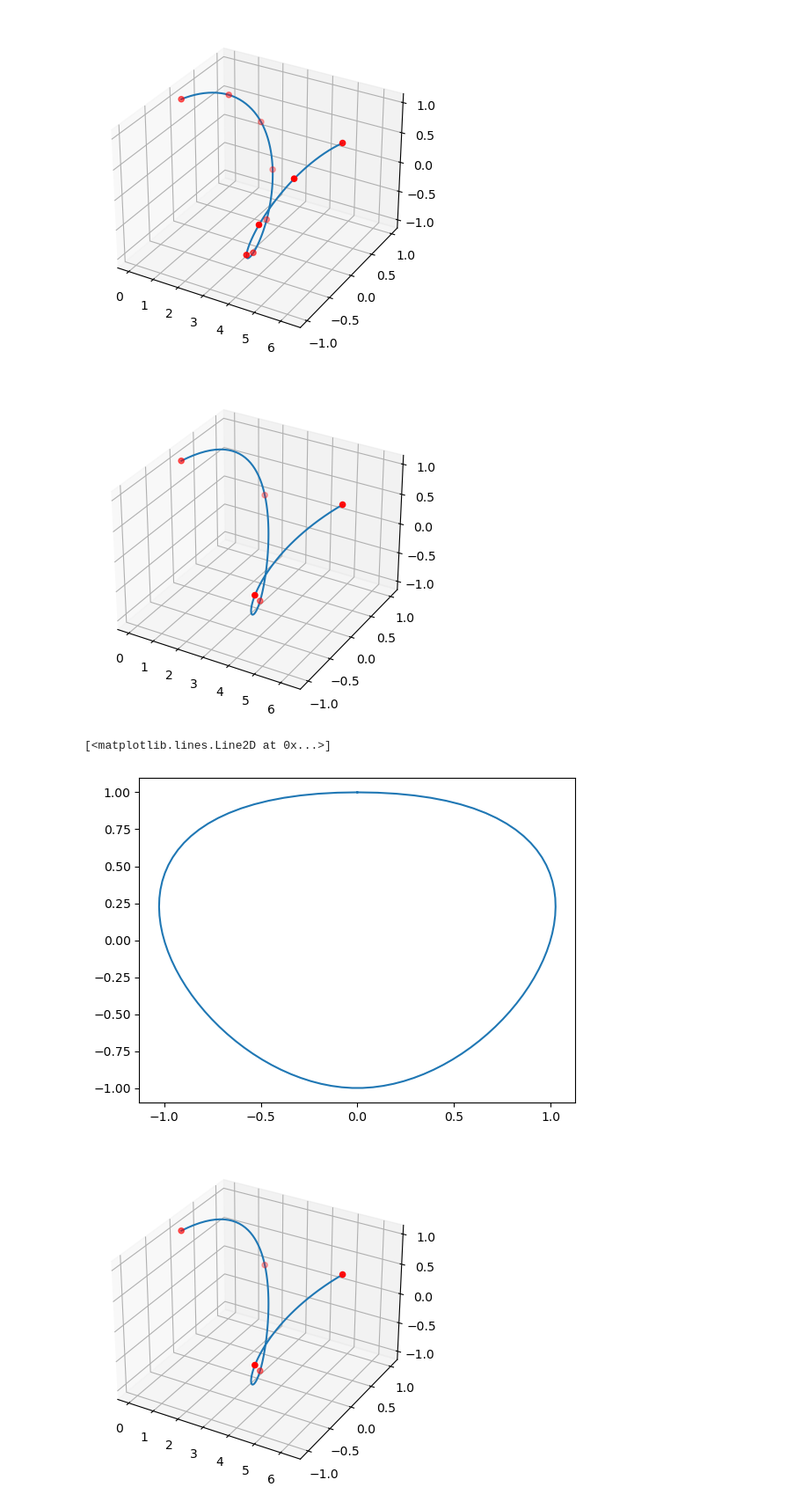
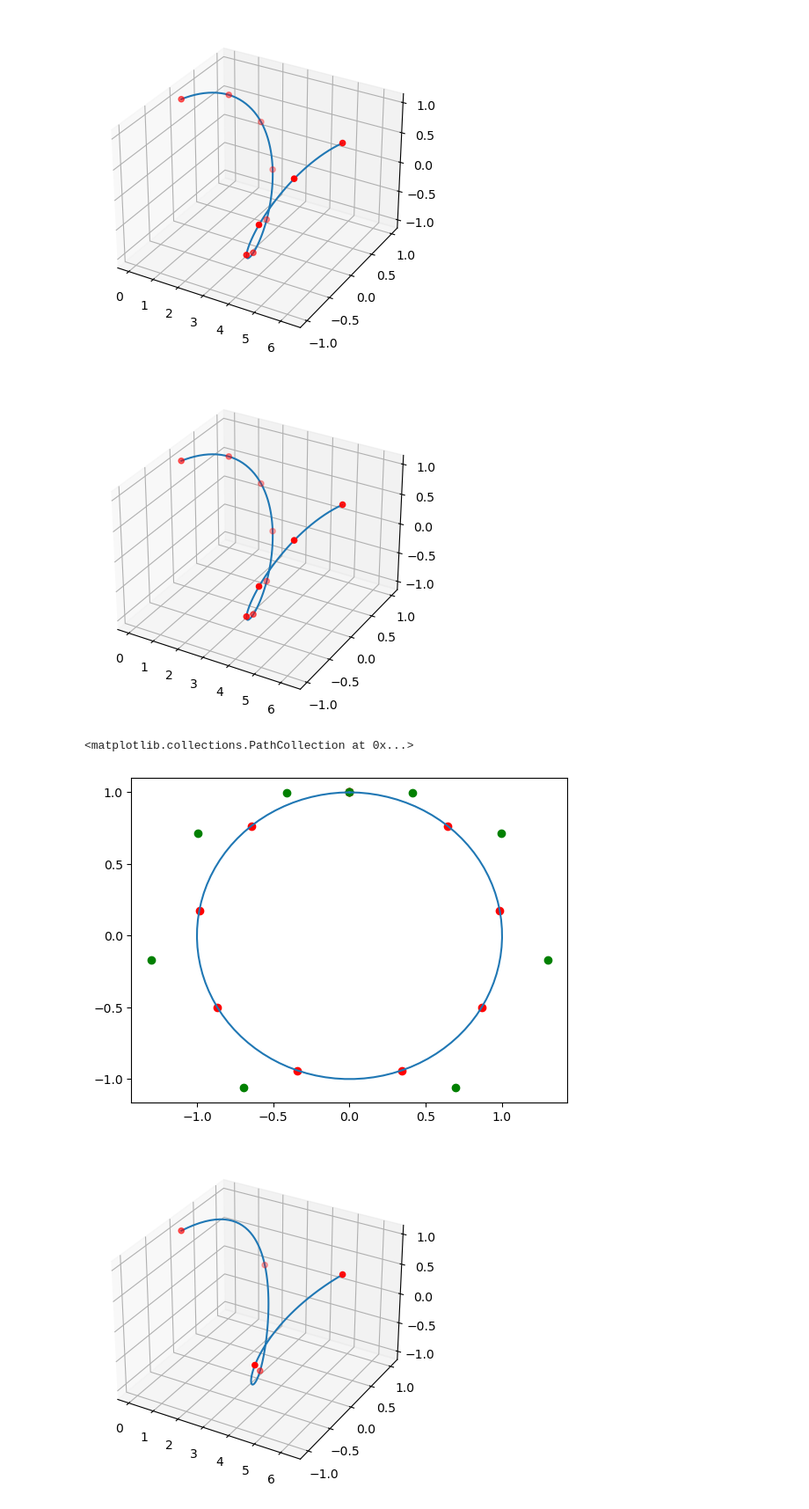
Before and after one commit to MasterYip/FLTPlanner, a Jupyter notebook: traj_gen/curve_gen.ipynb, the cells around one changed output. Shown at 88% size. Saved outputs shown, nothing was run; the diff lists cells and outputs as text; code cells hidden in the pictures.

```diff
--- a/traj_gen/curve_gen.ipynb
+++ b/traj_gen/curve_gen.ipynb
@@ -38,23 +38,26 @@ plt.show()
 # %%
 # 2 Dimensional
 x_range = 2*np.pi
-x = np.linspace(0, x_range, 5)
+x = np.linspace(0, x_range, 10)
 y = np.array([np.sin(x), np.cos(x)])
 # Periodic condition is satisfied because y coordinates of points on the ends are equivalent
 ax = plt.axes(projection='3d')
 xx = np.linspace(0, x_range, 100)
-bspl = interpolate.make_interp_spline(x, y, k=3, bc_type=None, axis=1)
+bspl = interpolate.make_interp_spline(x, y, k=5, bc_type=None, axis=1)
+# print(bspl.t, "\n", bspl.c)
 # bspl = interpolate.make_interp_spline(x, y, k=3, bc_type="periodic", axis=1)
 ax.plot3D(xx, *bspl(xx))
 # *y 将把它的元素分别传递给 ax.scatter3D 函数，每个元素将成为一个参数
 ax.scatter3D(x, *y, color='red')
 plt.show()
-
 plt.plot(bspl(xx)[0], bspl(xx)[1], label="B-spline")
+plt.scatter(y[0], y[1], color='red', label="OriginData")
+plt.scatter([t[0] for t in bspl.c],[t[1] for t in bspl.c],
+            color='green', label="Knots")
 # %% [output]
-[figure, old version]
+[figure, new version]
-[<matplotlib.lines.Line2D at 0x...>]
+<matplotlib.collections.PathCollection at 0x...>
-[figure, old version]
+[figure, new version]
 # %%
 # 3 Dimensional
 
```
Also changed, not shown: 9 other files.
